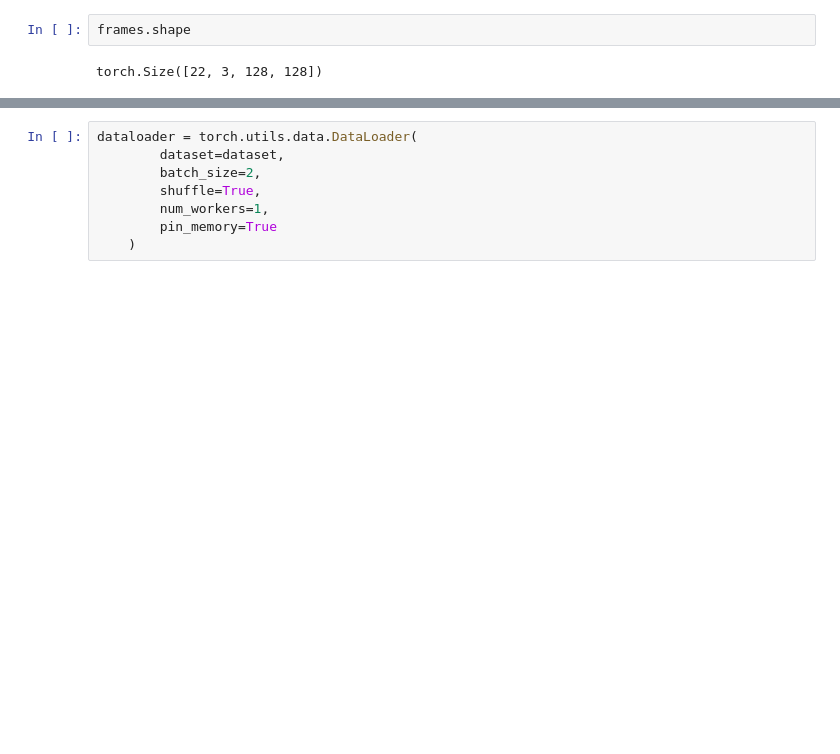
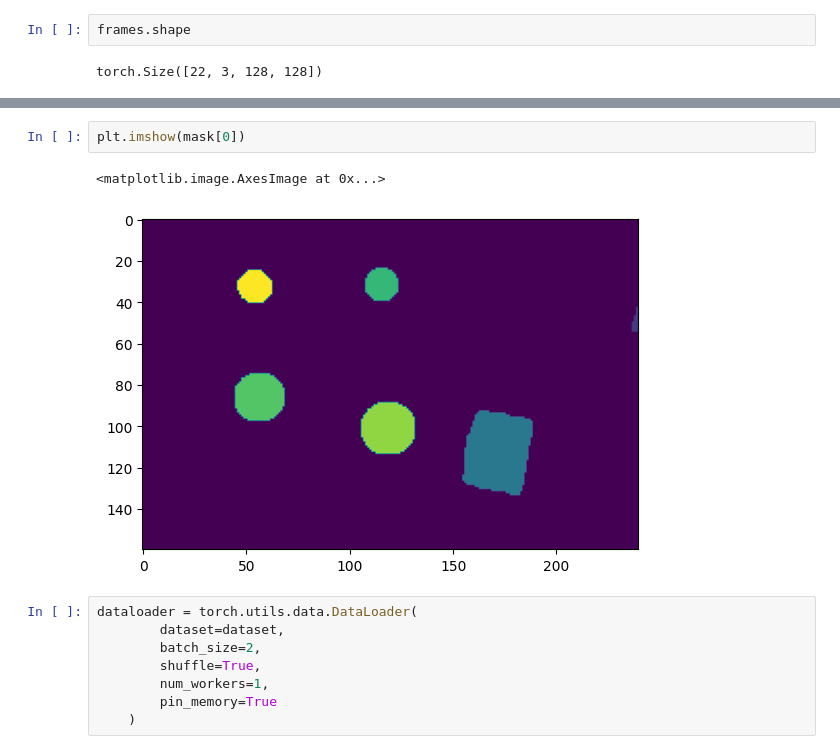
Before and after one commit to gbugli/DL_project_2023, a Jupyter notebook: temp.ipynb, the cells around one changed output, grey strips where cells are left out. Saved outputs shown, nothing was run; the diff lists cells and outputs as text; blank space fills up the shorter version.

```diff
--- a/temp.ipynb
+++ b/temp.ipynb
@@ -68,3 +78,8 @@ Clipping input data to the valid range for imshow with RGB data ([0..1] for floa
+# %%
+plt.imshow(mask[0])
+# %% [output]
+<matplotlib.image.AxesImage at 0x...>
+[figure, added]
 # %%
 dataloader = torch.utils.data.DataLoader(
         dataset=dataset,
```
Also changed, not shown: parts of 5 cells of this notebook, 1 other file.
